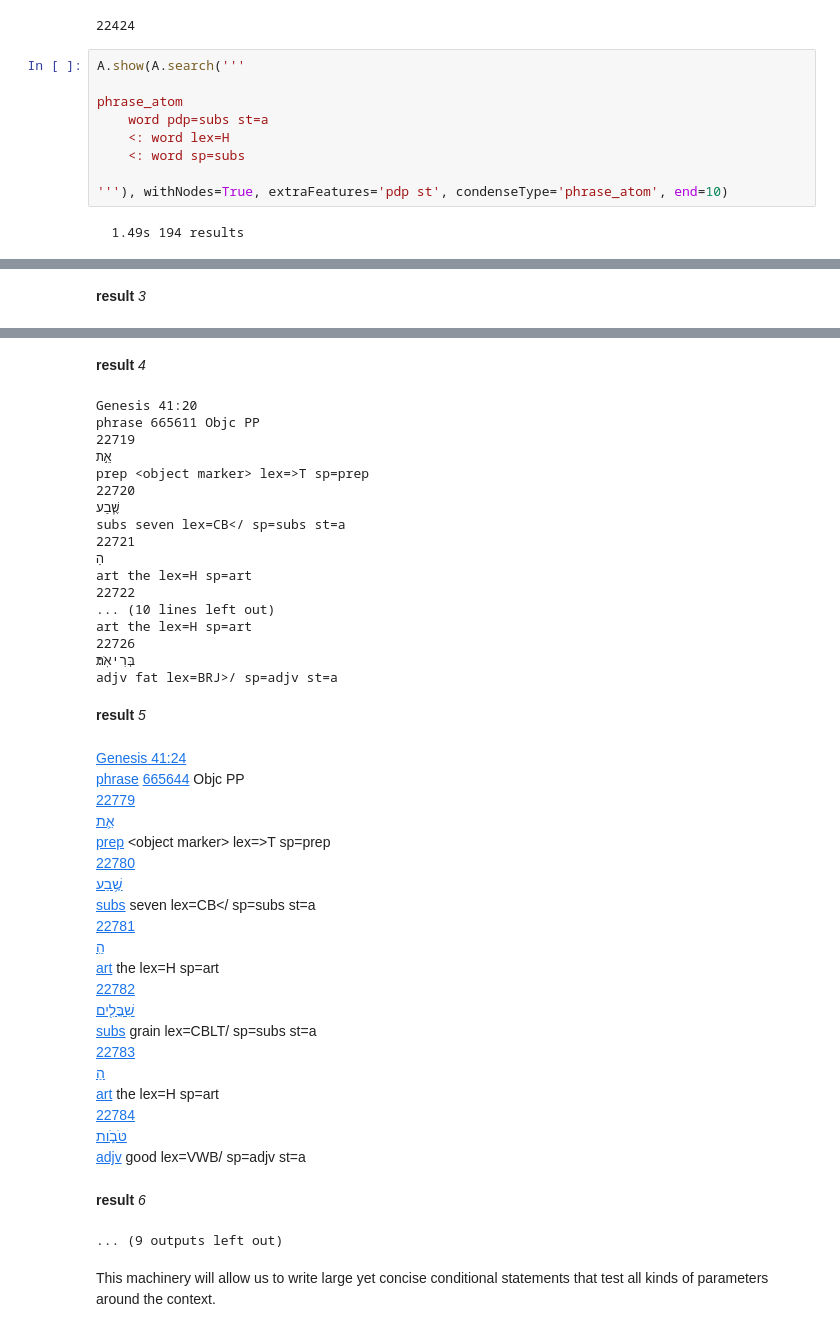
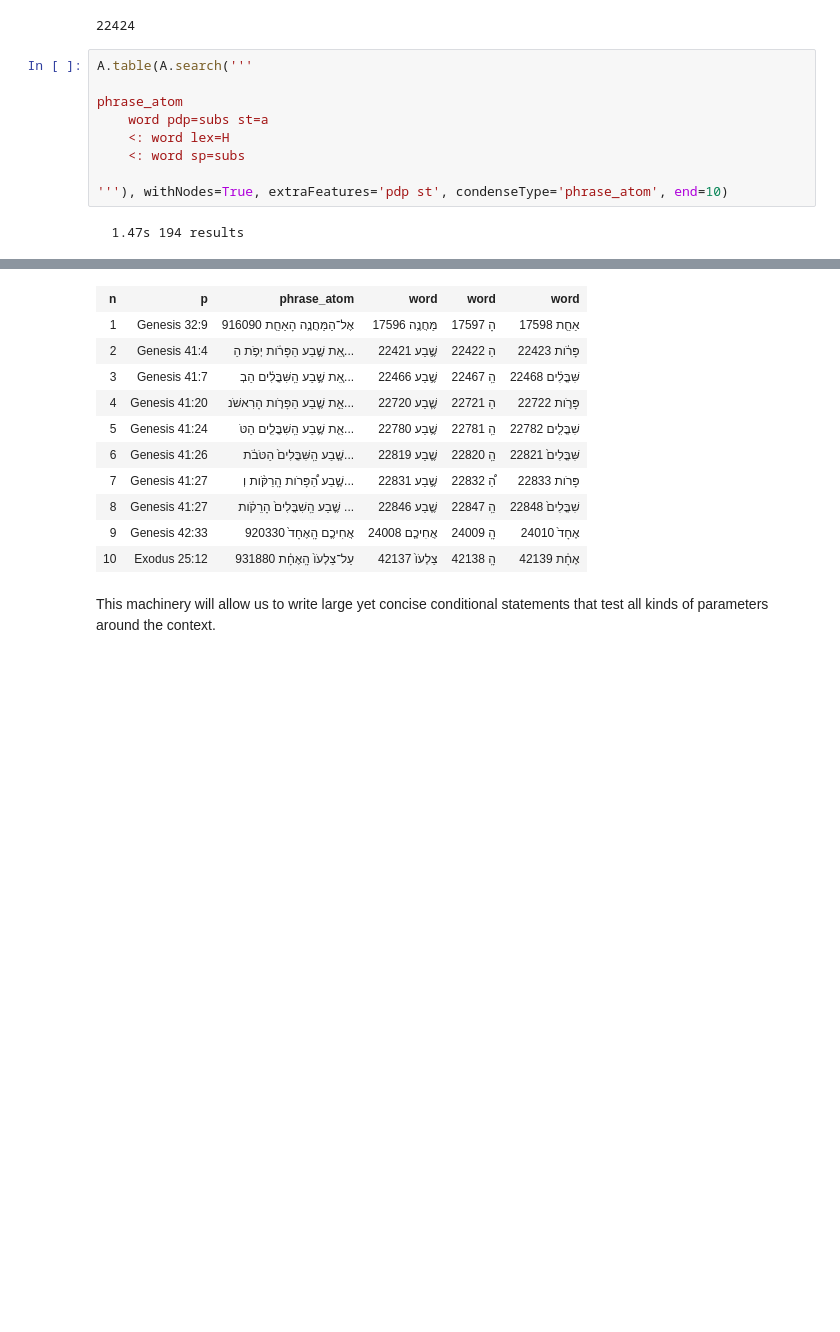
Before and after one commit to ETCBC/heads, a Jupyter notebook: going_subphraseless.ipynb, the cells around one changed output, grey strips where cells are left out. Drawn from its saved outputs; the diff is of its cells as text; blank space fills up the shorter version.

```diff
--- a/going_subphraseless.ipynb
+++ b/going_subphraseless.ipynb
@@ -571,7 +565,7 @@ t.kid['adjv']
 # %% [output]
 22424
 # %%
-A.show(A.search('''
+A.table(A.search('''
 
 phrase_atom
     word pdp=subs st=a
@@ -580,4 +574,4 @@ phrase_atom
 
 '''), withNodes=True, extraFeatures='pdp st', condenseType='phrase_atom', end=10)
 # %% [output]
-  1.49s 194 results
+  1.47s 194 results
@@ -620 +577,0 @@ adjv fat lex=BRJ>/ sp=adjv st=a
-result 3
@@ -638,44 +578,14 @@ adjv full lex=ML>/ sp=adjv st=a
-result 4
-Genesis 41:20
-phrase 665611 Objc PP
-22719
-אֵ֣ת
-prep <object marker> lex=>T sp=prep
-22720
-שֶׁ֧בַע
-subs seven lex=CB</ sp=subs st=a
-22721
-הַ
-art the lex=H sp=art
-22722
-... (10 lines left out)
-art the lex=H sp=art
-22726
-בְּרִיאֹֽת׃
-adjv fat lex=BRJ>/ sp=adjv st=a
-result 5
-Genesis 41:24
-phrase 665644 Objc PP
-22779
-אֵ֛ת
-prep <object marker> lex=>T sp=prep
-22780
-שֶׁ֥בַע
-subs seven lex=CB</ sp=subs st=a
-22781
-הַֽ
-art the lex=H sp=art
-22782
-שִׁבֳּלִ֖ים
-subs grain lex=CBLT/ sp=subs st=a
-22783
-הַ
-art the lex=H sp=art
-22784
-טֹּבֹ֑ות
-adjv good lex=VWB/ sp=adjv st=a
-result 6
-... (9 outputs left out)
+| n | p | phrase_atom | word | word | word |
+| 1 | Genesis 32:9 | אֶל־הַמַּחֲנֶ֥ה הָאַחַ֖ת 916090 | מַּחֲנֶ֥ה 17596 | הָ 17597 | אַחַ֖ת 17598 |
+| 2 | Genesis 41:4 | אֵ֚ת שֶׁ֣בַע הַפָּרֹ֔ות יְפֹ֥ת הַ... | שֶׁ֣בַע 22421 | הַ 22422 | פָּרֹ֔ות 22423 |
+| 3 | Genesis 41:7 | אֵ֚ת שֶׁ֣בַע הַֽשִּׁבֳּלִ֔ים הַבְ... | שֶׁ֣בַע 22466 | הַֽ 22467 | שִּׁבֳּלִ֔ים 22468 |
+| 4 | Genesis 41:20 | אֵ֣ת שֶׁ֧בַע הַפָּרֹ֛ות הָרִאשֹׁנ... | שֶׁ֧בַע 22720 | הַ 22721 | פָּרֹ֛ות 22722 |
+| 5 | Genesis 41:24 | אֵ֛ת שֶׁ֥בַע הַֽשִׁבֳּלִ֖ים הַטֹּ... | שֶׁ֥בַע 22780 | הַֽ 22781 | שִׁבֳּלִ֖ים 22782 |
+| 6 | Genesis 41:26 | שֶׁ֤בַע הַֽשִּׁבֳּלִים֙ הַטֹּבֹ֔ת... | שֶׁ֤בַע 22819 | הַֽ 22820 | שִּׁבֳּלִים֙ 22821 |
+| 7 | Genesis 41:27 | שֶׁ֣בַע הַ֠פָּרֹות הָֽרַקֹּ֨ות וְ... | שֶׁ֣בַע 22831 | הַ֠ 22832 | פָּרֹות 22833 |
+| 8 | Genesis 41:27 | שֶׁ֤בַע הַֽשִׁבֳּלִים֙ הָרֵקֹ֔ות ... | שֶׁ֤בַע 22846 | הַֽ 22847 | שִׁבֳּלִים֙ 22848 |
+| 9 | Genesis 42:33 | אֲחִיכֶ֤ם הָֽאֶחָד֙ 920330 | אֲחִיכֶ֤ם 24008 | הָֽ 24009 | אֶחָד֙ 24010 |
+| 10 | Exodus 25:12 | עַל־צַלְעֹו֙ הָֽאֶחָ֔ת 931880 | צַלְעֹו֙ 42137 | הָֽ 42138 | אֶחָ֔ת 42139 |
 # %% [markdown]
 This machinery will allow us to write large yet concise conditional statements that test all kinds of parameters around the context.
 # %% [markdown]
```
Also changed, not shown: parts of 8 cells of this notebook.
